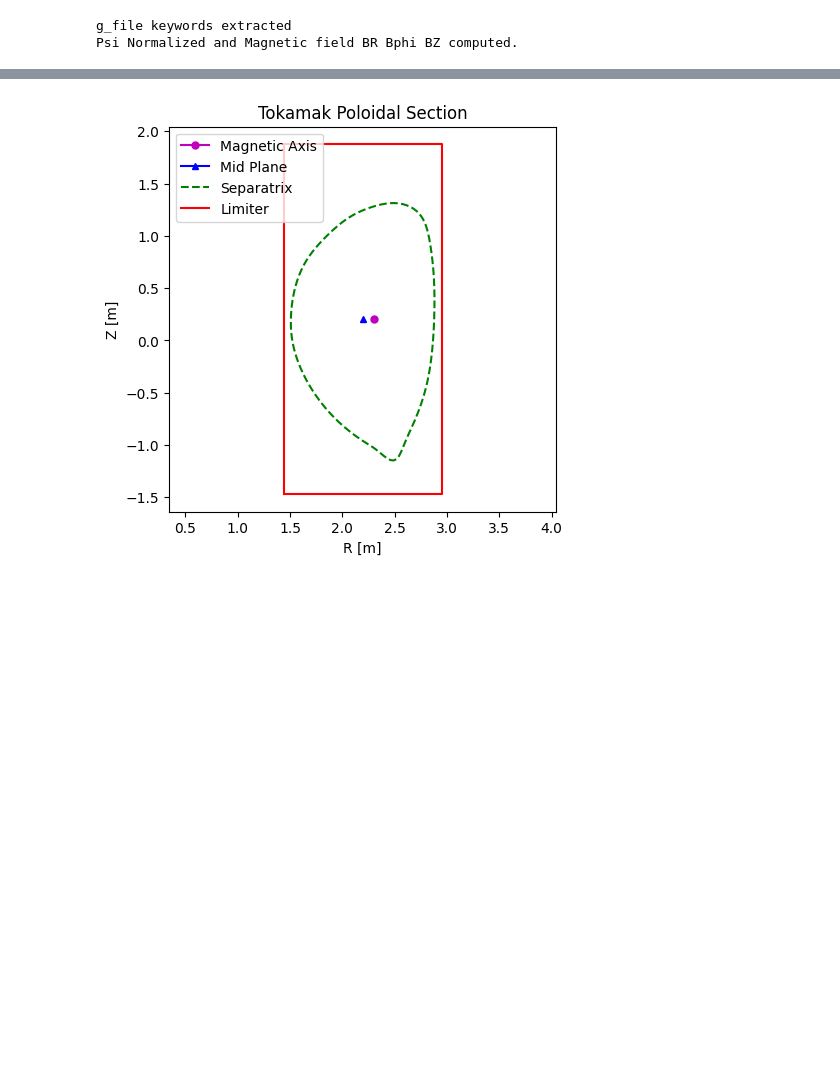
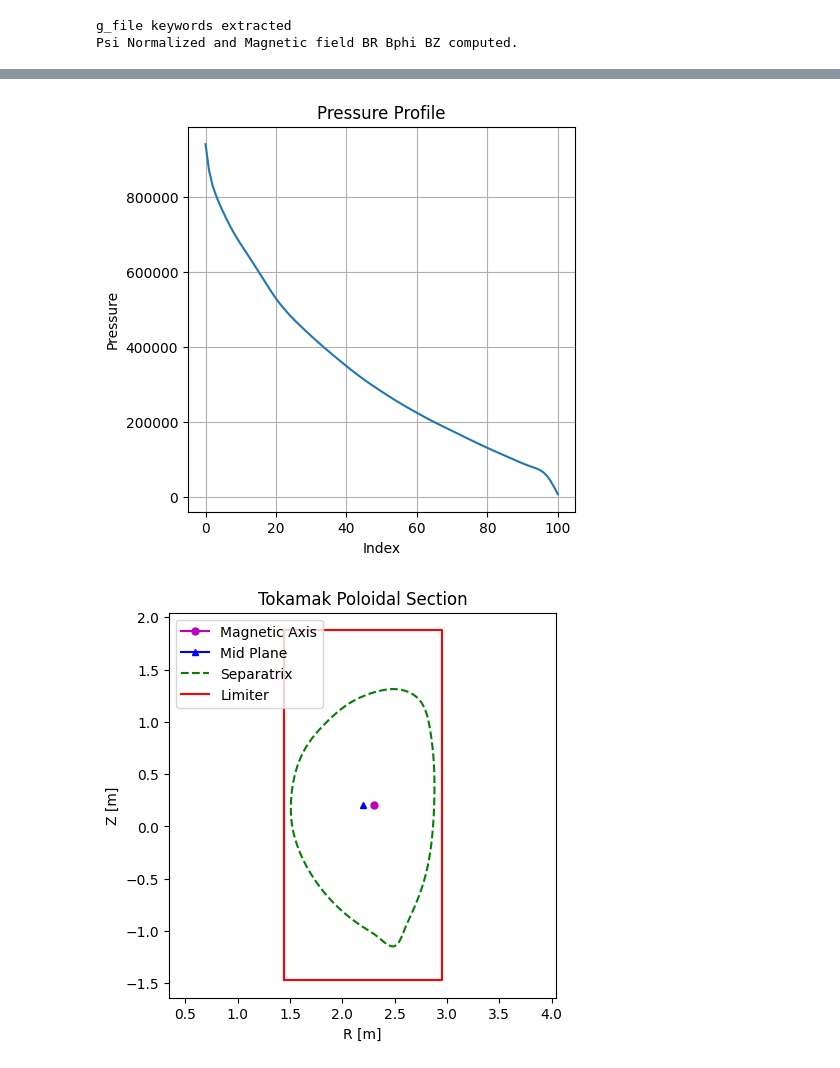
Before and after one commit to swarajsao1/Plasma, a Jupyter notebook: DTT/DTT_N/DTT.ipynb, the cells around one changed output, grey strips where cells are left out. Cells and saved outputs as stored; diff of their text form; code cells hidden in the pictures; blank space fills up the shorter version.

```diff
--- a/DTT/DTT_N/DTT.ipynb
+++ b/DTT/DTT_N/DTT.ipynb
@@ -23,3 +33,13 @@ import numpy as np
+# %%
+plt.figure(figsize=(5,5))
+plt.plot(g.pres)
+plt.xlabel("Index")
+plt.ylabel("Pressure")
+plt.title("Pressure Profile")
+plt.grid()
+plt.show()
+# %% [output]
+[figure, added]
 # %%
 plt.figure(figsize=(5,5))
 plt.plot(g.rmaxis, g.zmaxis, 'm', marker = 'o', markersize = 5, label = "Magnetic Axis")
```
Also changed, not shown: parts of 2 cells of this notebook.
